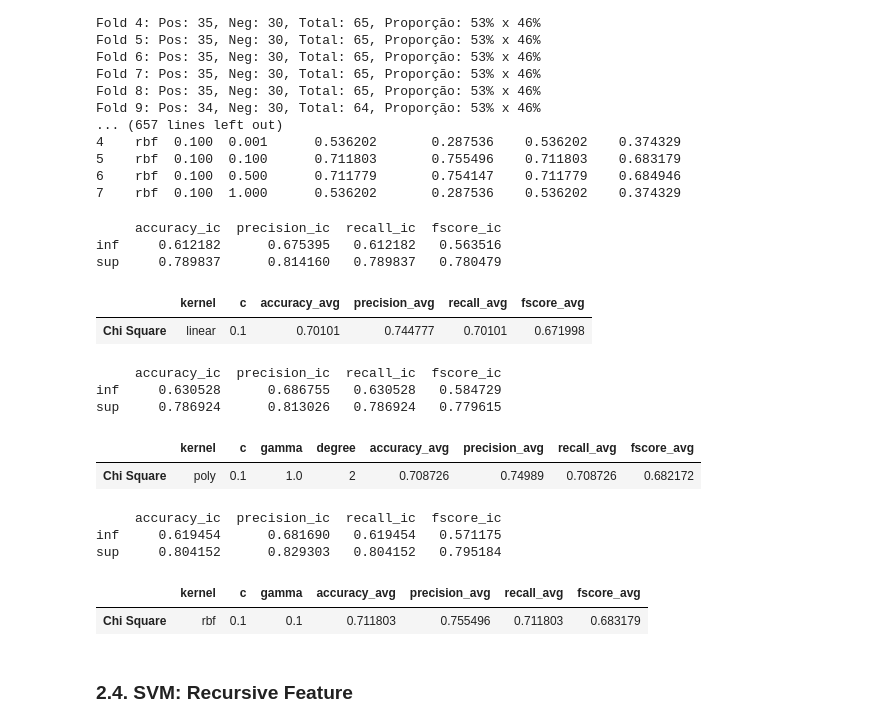
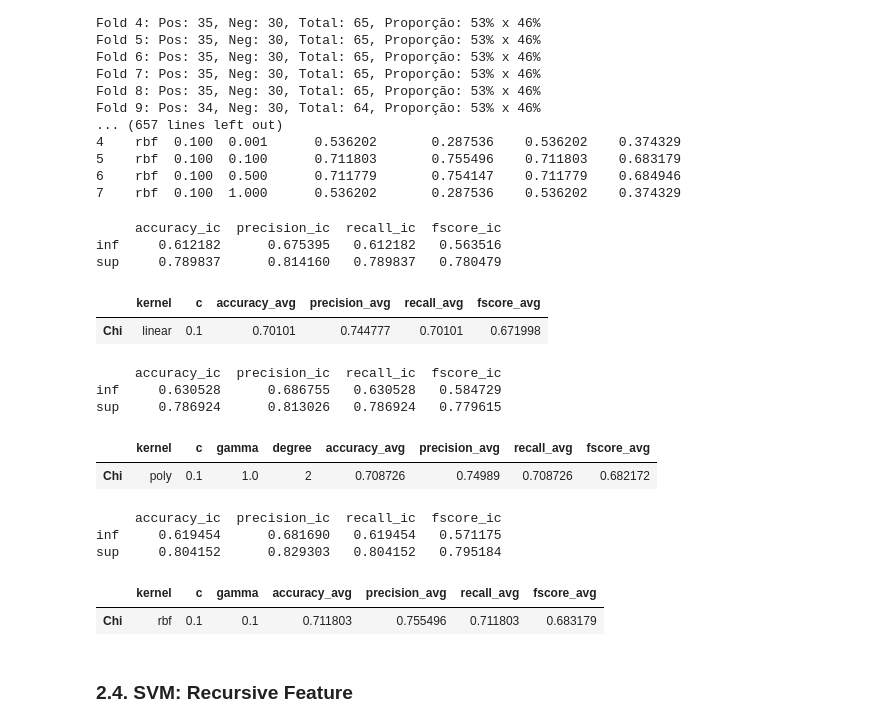
Before and after one commit to carlaprv/sin5007-reconhecimento-de-padroes, a Jupyter notebook: 07 - Naive Bayes + SVM v02.ipynb, the cells around one changed output. Drawn from its saved outputs; the diff is of its cells as text; code cells hidden in the pictures.

```diff
--- a/07 - Naive Bayes + SVM v02.ipynb
+++ b/07 - Naive Bayes + SVM v02.ipynb
@@ -826,36 +844,36 @@ Fold 9: Pos: 34, Neg: 30, Total: 64, Proporção: 53% x 46%
 # %%
 # Exibe o resultado do kernel Linear
 print(ic_linear_chi)
-result_linear_chi = result_linear_chi.rename(index={result_linear_chi.index[0]:'Chi Square'})
+result_linear_chi = result_linear_chi.rename(index={result_linear_chi.index[0]:'Chi'})
 result_linear_chi
 # %% [output]
      accuracy_ic  precision_ic  recall_ic  fscore_ic
 inf     0.612182      0.675395   0.612182   0.563516
 sup     0.789837      0.814160   0.789837   0.780479
 |  | kernel | c | accuracy_avg | precision_avg | recall_avg | fscore_avg |
-| Chi Square | linear | 0.1 | 0.70101 | 0.744777 | 0.70101 | 0.671998 |
+| Chi | linear | 0.1 | 0.70101 | 0.744777 | 0.70101 | 0.671998 |
 # %%
 # Exibe o resultado do kernel Poly
 print(ic_poly_chi)
-result_poly_chi = result_poly_chi.rename(index={result_poly_chi.index[0]:'Chi Square'})
+result_poly_chi = result_poly_chi.rename(index={result_poly_chi.index[0]:'Chi'})
 result_poly_chi
 # %% [output]
      accuracy_ic  precision_ic  recall_ic  fscore_ic
 inf     0.630528      0.686755   0.630528   0.584729
 sup     0.786924      0.813026   0.786924   0.779615
 |  | kernel | c | gamma | degree | accuracy_avg | precision_avg | recall_avg | fscore_avg |
-| Chi Square | poly | 0.1 | 1.0 | 2 | 0.708726 | 0.74989 | 0.708726 | 0.682172 |
+| Chi | poly | 0.1 | 1.0 | 2 | 0.708726 | 0.74989 | 0.708726 | 0.682172 |
 # %%
 # Exibe o resultado do kernel RBF
 print(ic_rbf_chi)
-result_rbf_chi = result_rbf_chi.rename(index={result_rbf_chi.index[0]:'Chi Square'})
+result_rbf_chi = result_rbf_chi.rename(index={result_rbf_chi.index[0]:'Chi'})
 result_rbf_chi
 # %% [output]
      accuracy_ic  precision_ic  recall_ic  fscore_ic
 inf     0.619454      0.681690   0.619454   0.571175
 sup     0.804152      0.829303   0.804152   0.795184
 |  | kernel | c | gamma | accuracy_avg | precision_avg | recall_avg | fscore_avg |
-| Chi Square | rbf | 0.1 | 0.1 | 0.711803 | 0.755496 | 0.711803 | 0.683179 |
+| Chi | rbf | 0.1 | 0.1 | 0.711803 | 0.755496 | 0.711803 | 0.683179 |
 # %% [markdown]
 ### 2.4. SVM: Recursive Feature
 # %%
```
Also changed, not shown: parts of 7 cells of this notebook.
